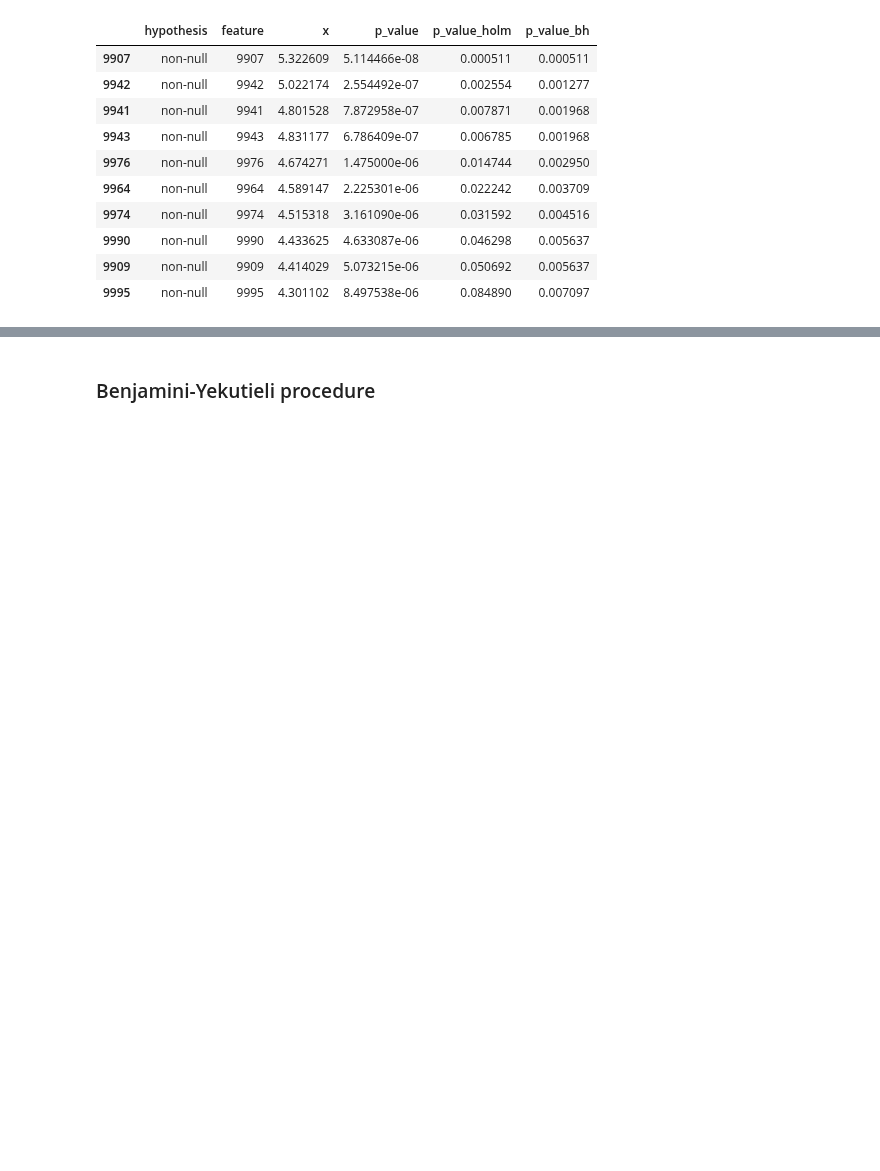
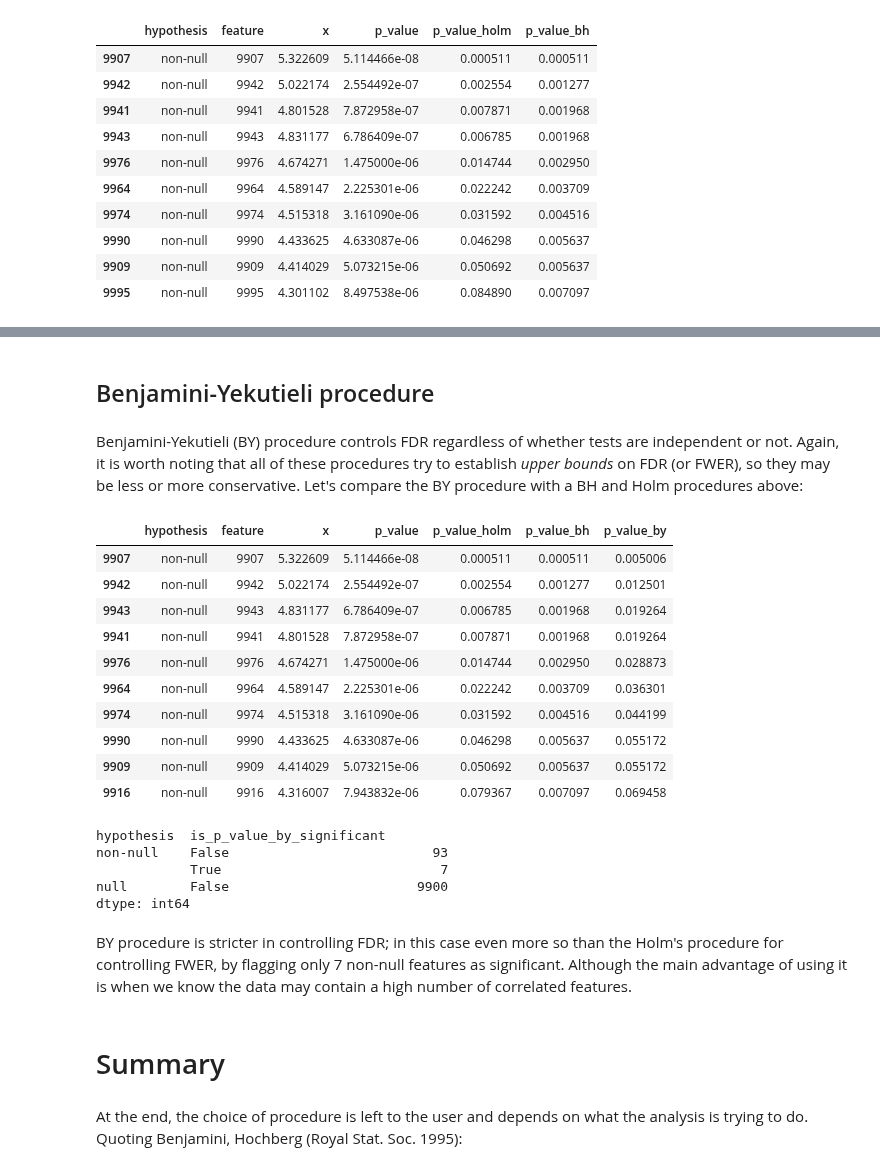
Before and after one commit to igor-sb/blog, a Jupyter notebook: multiple_hypothesis_testing.ipynb, the cells around one changed output, grey strips where cells are left out. Cells and saved outputs as stored; diff of their text form; code cells hidden in the pictures; blank space fills up the shorter version.

Commit message:
add summary

```diff
--- a/multiple_hypothesis_testing.ipynb
+++ b/multiple_hypothesis_testing.ipynb
@@ -214,0 +191,3 @@ pval_sorted_df.head(20)
+# %%
+df['is_p_value_holm_significant'] = df['p_value_holm'] <= 0.05
+df.groupby(['hypothesis', 'is_p_value_holm_significant']).size()
@@ -214,0 +200,3 @@ pval_sorted_df.head(20)
+# %%
+df['is_p_value_bh_significant'] = df['p_value_bh'] <= 0.05
+df.groupby(['hypothesis', 'is_p_value_bh_significant']).size()
@@ -215,2 +214,36 @@ pval_sorted_df.head(20)
 # %% [markdown]
-### Benjamini-Yekutieli procedure
+## Benjamini-Yekutieli procedure
+# %% [markdown]
+Benjamini-Yekutieli (BY) procedure controls FDR regardless of whether tests are independent or not. Again, it is worth noting that all of these procedures try to establish *upper bounds* on FDR (or FWER), so they may be less or more conservative. Let's compare the BY procedure with a BH and Holm procedures above:
+# %%
+df['p_value_by'] = adjust_pvalues(df['p_value'], 'fdr_by')
+df[['hypothesis', 'feature', 'x', 'p_value', 'p_value_holm', 'p_value_bh', 'p_value_by']] \
+    .sort_values('p_value_by') \
+    .head(10)
+# %% [output]
+|  | hypothesis | feature | x | p_value | p_value_holm | p_value_bh | p_value_by |
+| 9907 | non-null | 9907 | 5.322609 | 5.114466e-08 | 0.000511 | 0.000511 | 0.005006 |
+| 9942 | non-null | 9942 | 5.022174 | 2.554492e-07 | 0.002554 | 0.001277 | 0.012501 |
+| 9943 | non-null | 9943 | 4.831177 | 6.786409e-07 | 0.006785 | 0.001968 | 0.019264 |
+| 9941 | non-null | 9941 | 4.801528 | 7.872958e-07 | 0.007871 | 0.001968 | 0.019264 |
+| 9976 | non-null | 9976 | 4.674271 | 1.475000e-06 | 0.014744 | 0.002950 | 0.028873 |
+| 9964 | non-null | 9964 | 4.589147 | 2.225301e-06 | 0.022242 | 0.003709 | 0.036301 |
+| 9974 | non-null | 9974 | 4.515318 | 3.161090e-06 | 0.031592 | 0.004516 | 0.044199 |
+| 9990 | non-null | 9990 | 4.433625 | 4.633087e-06 | 0.046298 | 0.005637 | 0.055172 |
+| 9909 | non-null | 9909 | 4.414029 | 5.073215e-06 | 0.050692 | 0.005637 | 0.055172 |
+| 9916 | non-null | 9916 | 4.316007 | 7.943832e-06 | 0.079367 | 0.007097 | 0.069458 |
+# %%
+df['is_p_value_by_significant'] = df['p_value_by'] <= 0.05
+df.groupby(['hypothesis', 'is_p_value_by_significant']).size()
+# %% [output]
+hypothesis  is_p_value_by_significant
+non-null    False                          93
+            True                            7
+null        False                        9900
+dtype: int64
+# %% [markdown]
+BY procedure is stricter in controlling FDR; in this case even more so than the Holm's procedure for controlling FWER, by flagging only 7 non-null features as significant. Although the main advantage of using it is when we know the data may contain a high number of correlated features.
+# %% [markdown]
+# Summary
+# %% [markdown]
+At the end, the choice of procedure is left to the user and depends on what the analysis is trying to do. Quoting Benjamini, Hochberg (Royal Stat. Soc. 1995):
```
Also changed, not shown: parts of 19 cells of this notebook.
